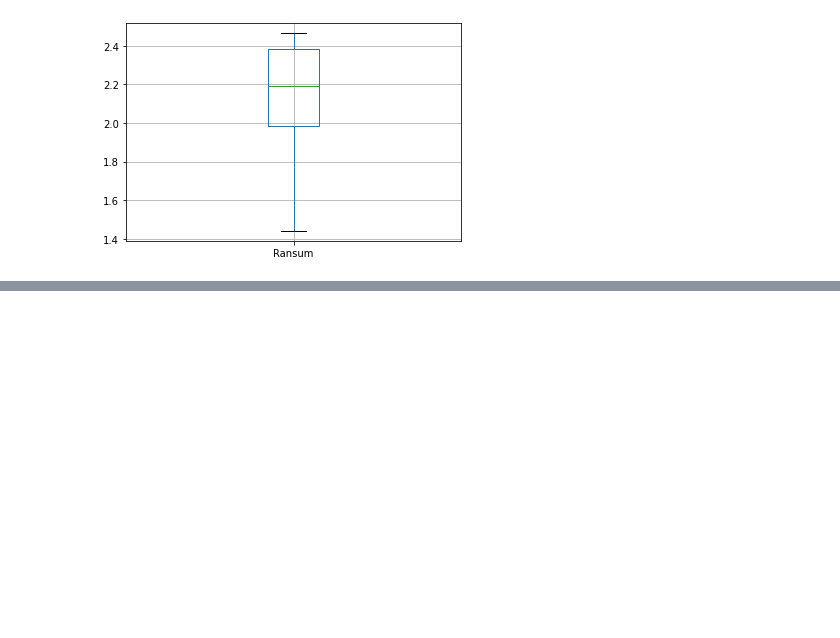
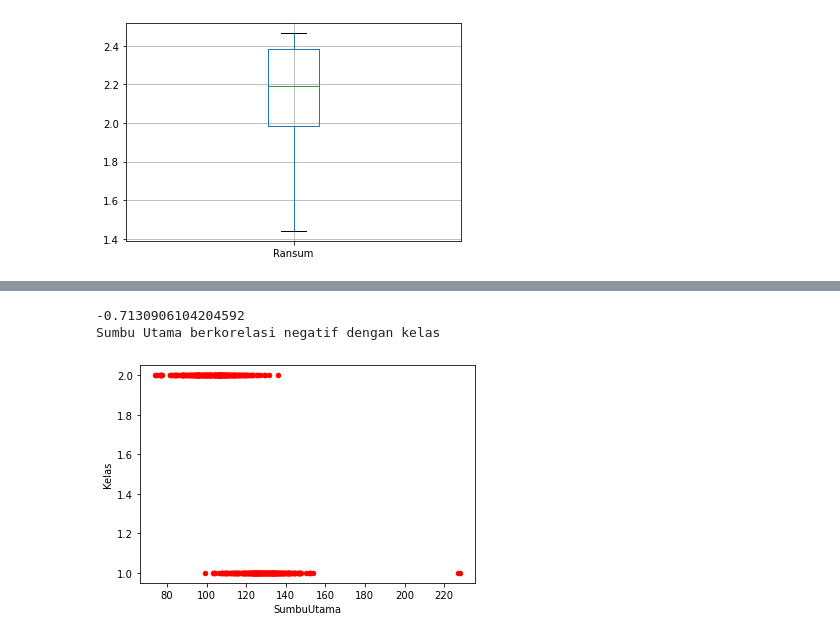
Before and after one commit to giovaniagst/TubesProbstat, a Jupyter notebook: TubesProbstat.ipynb, the cells around one changed output, grey strips where cells are left out. Saved outputs shown, nothing was run; the diff lists cells and outputs as text; code cells hidden in the pictures; blank space fills up the shorter version.

```diff
--- a/TubesProbstat.ipynb
+++ b/TubesProbstat.ipynb
@@ -440,0 +532,9 @@ df["Ransum"].plot.hist(bins=20)
+# %%
+# soal 6: scatter plot kelas dengan sumbu utama
+df.plot(kind='scatter',x='SumbuUtama',y='Kelas',color='red')
+print(df["SumbuUtama"].corr(df["Kelas"]))
+print("Sumbu Utama berkorelasi negatif dengan kelas")
+# %% [output]
+-0.7130906104204592
+Sumbu Utama berkorelasi negatif dengan kelas
+[figure, added]
```
Also changed, not shown: parts of 21 cells of this notebook.
